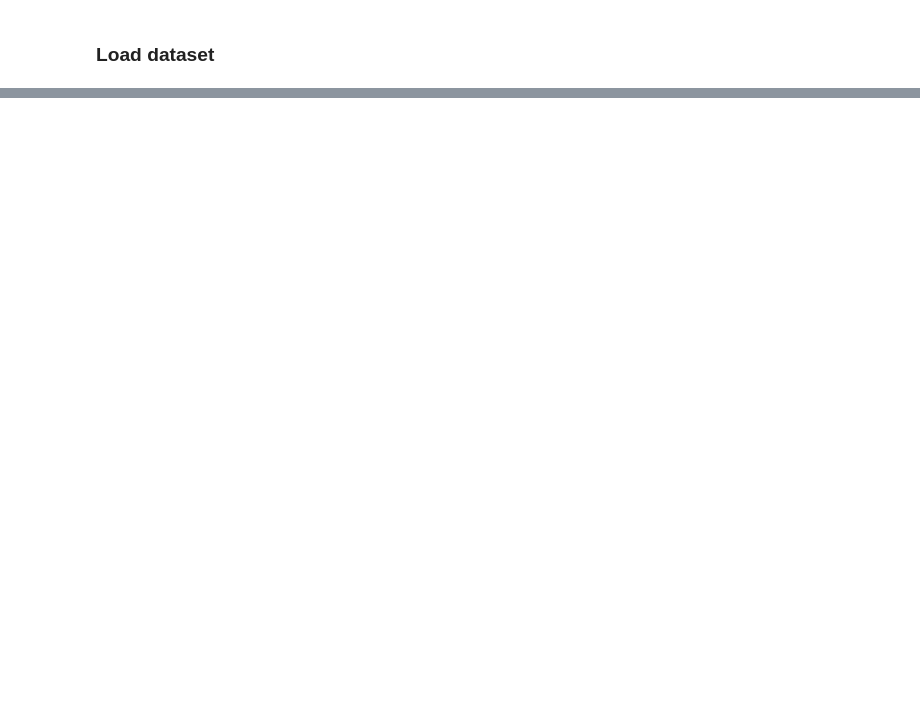
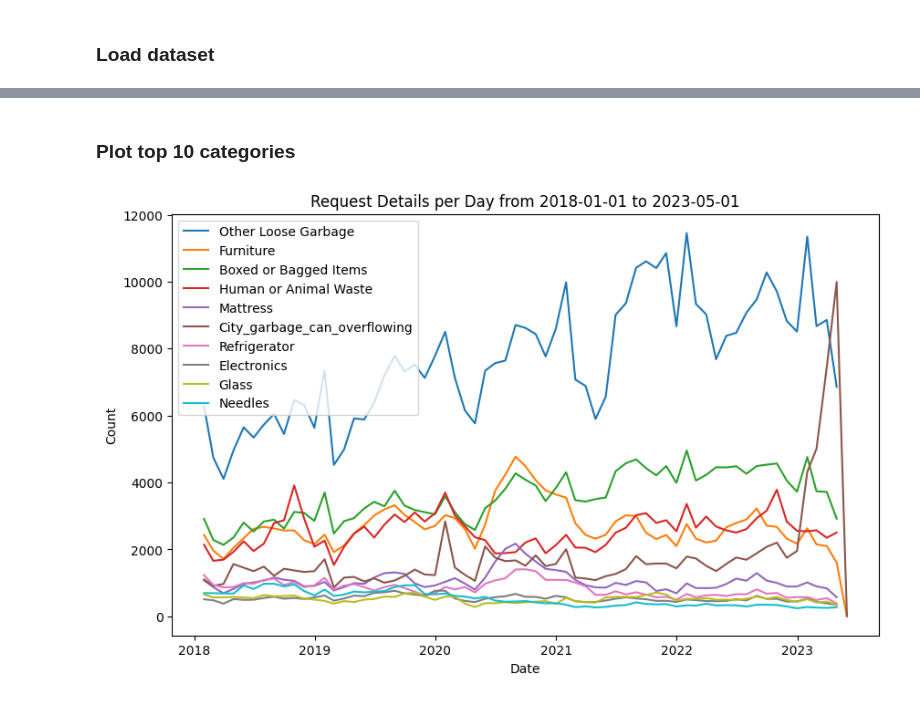
Before and after one commit to GustavHansen99/SocialDataFinalProject, a Jupyter notebook: coding/data_exploration_aiax.ipynb, the cells around one changed output, grey strips where cells are left out. Cells and saved outputs as stored; diff of their text form; code cells hidden in the pictures; blank space fills up the shorter version.

```diff
--- a/coding/data_exploration_aiax.ipynb
+++ b/coding/data_exploration_aiax.ipynb
@@ -284,8 +52,0 @@ See the caveats in the documentation: https://pandas.pydata.org/pandas-docs/stab
-# %%
-
-
-# Select outliers
-focus_df = df[df["emission_floor_ratio"] > 20000]
-focus_df = focus_df.sort_values(by='emission_floor_ratio', ascending=False)
-
-focus_df.head(20)
@@ -376,17 +52,0 @@ map
-# %%
-df.dropna(subset = ['Postal Code'], inplace=True)
-
-# Define a function to get the latitude and longitude for a given address and postal code
-def get_lat_lon(address, postal_code):
-    url = 'https://nominatim.openstreetmap.org/search/' + urllib.parse.quote(address + ', ' + str(int(postal_code))) + '?format=json'
-    response = requests.get(url).json()
-    if response == []:
-        print(url)
-        return None, None
-    return response[0]['lat'], response[0]['lon']
-
-# Apply the function to the DataFrame and add the results to new columns
-focus_df[['lat', 'lon']] = focus_df.apply(lambda x: get_lat_lon(x['Building Address'], x['Postal Code']), axis=1, result_type='expand')
-
-# Print the resulting DataFrame
-focus_df.head()
@@ -397,7 +52,0 @@ focus_df.head()
-# %%
-carbon_emission_mean = []
-
-for i in range(2018, 2022):
-    mean = df[str(i) + " Total GHG Emissions (Metric Tons CO2e)"].mean()
-    carbon_emission_mean.append(f"Year {i}: {mean:.2f}")
-print(carbon_emission_mean)
@@ -519,0 +172,7 @@ Num points: 1318
+# %%
+# Plot Needles and Human or Animal Waste
+start_date = datetime.date(2010, 1, 1)
+end_date = pd.to_datetime(df['Date']).dt.date.max()
+categories = ['Needles', 'Human or Animal Waste']
+
+plot_categories(df, start_date, end_date, categories)
@@ -519,0 +181,6 @@ Num points: 1318
+# %% [markdown]
+### Plot top 10 categories
+# %%
+plot_categories(df,  datetime.date(2018, 1, 1), end_date, get_top_categories(df, top_n=10))
+# %% [output]
+[figure, added]
```
Also changed, not shown: parts of 49 cells of this notebook.
